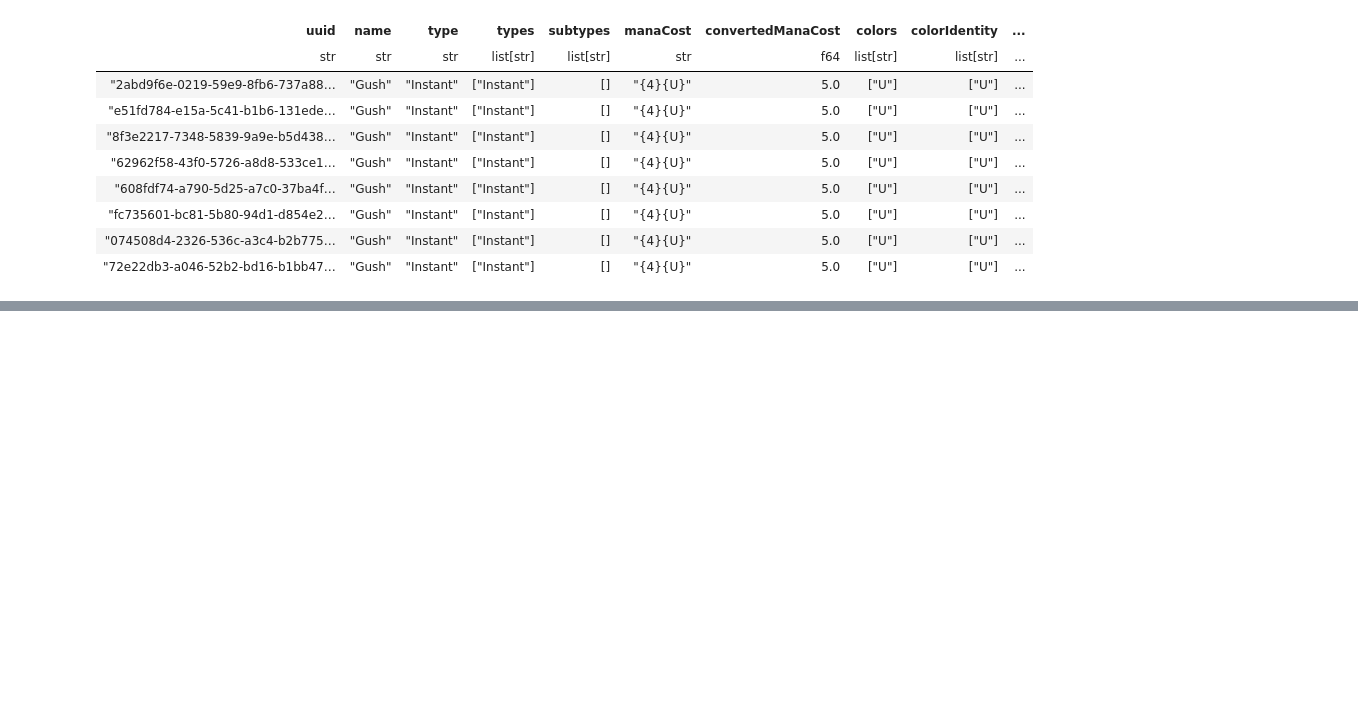
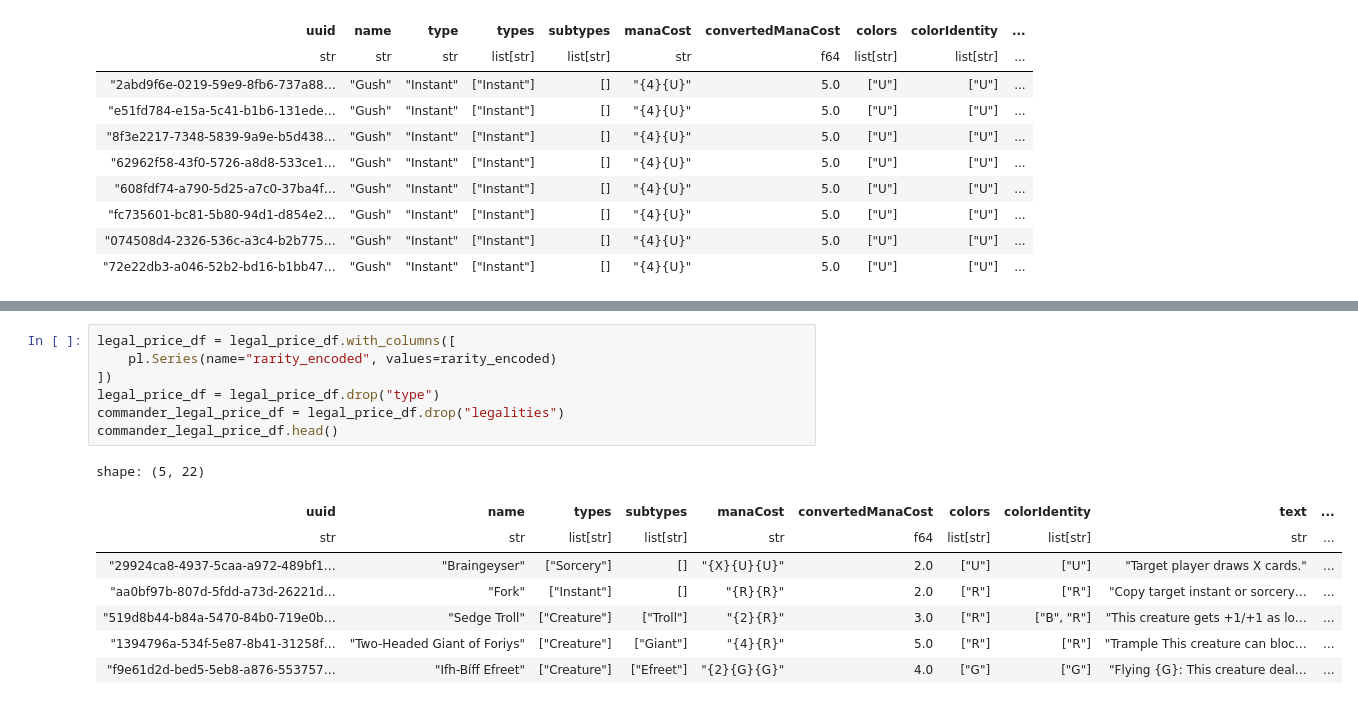
Before and after one commit to LouisHH0203/mtg_nlp_price_prediction, a Jupyter notebook: json_read.ipynb, the cells around one changed output, grey strips where cells are left out. Cells and saved outputs as stored; diff of their text form; blank space fills up the shorter version.

```diff
--- a/json_read.ipynb
+++ b/json_read.ipynb
@@ -336,0 +389,16 @@ legal_price_df["setCode"].unique().to_list()
+# %%
+legal_price_df = legal_price_df.with_columns([
+    pl.Series(name="rarity_encoded", values=rarity_encoded)
+])
+legal_price_df = legal_price_df.drop("type")
+commander_legal_price_df = legal_price_df.drop("legalities")
+commander_legal_price_df.head()
+# %% [output]
+shape: (5, 22)
+| uuid | name | types | subtypes | manaCost | convertedManaCost | colors | colorIdentity | text | ... |
+| str | str | list[str] | list[str] | str | f64 | list[str] | list[str] | str | ... |
+| "29924ca8-4937-5caa-a972-489bf1… | "Braingeyser" | ["Sorcery"] | [] | "{X}{U}{U}" | 2.0 | ["U"] | ["U"] | "Target player draws X cards." | ... |
+| "aa0bf97b-807d-5fdd-a73d-26221d… | "Fork" | ["Instant"] | [] | "{R}{R}" | 2.0 | ["R"] | ["R"] | "Copy target instant or sorcery… | ... |
+| "519d8b44-b84a-5470-84b0-719e0b… | "Sedge Troll" | ["Creature"] | ["Troll"] | "{2}{R}" | 3.0 | ["R"] | ["B", "R"] | "This creature gets +1/+1 as lo… | ... |
+| "1394796a-534f-5e87-8b41-31258f… | "Two-Headed Giant of Foriys" | ["Creature"] | ["Giant"] | "{4}{R}" | 5.0 | ["R"] | ["R"] | "Trample This creature can bloc… | ... |
+| "f9e61d2d-bed5-5eb8-a876-553757… | "Ifh-Bíff Efreet" | ["Creature"] | ["Efreet"] | "{2}{G}{G}" | 4.0 | ["G"] | ["G"] | "Flying {G}: This creature deal… | ... |
```
Also changed, not shown: parts of 14 cells of this notebook.
